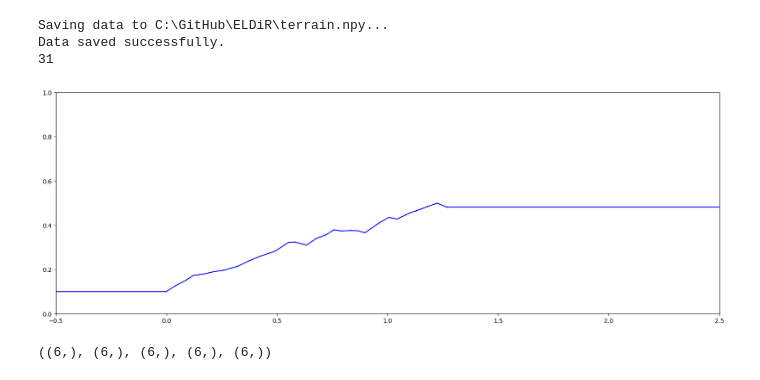
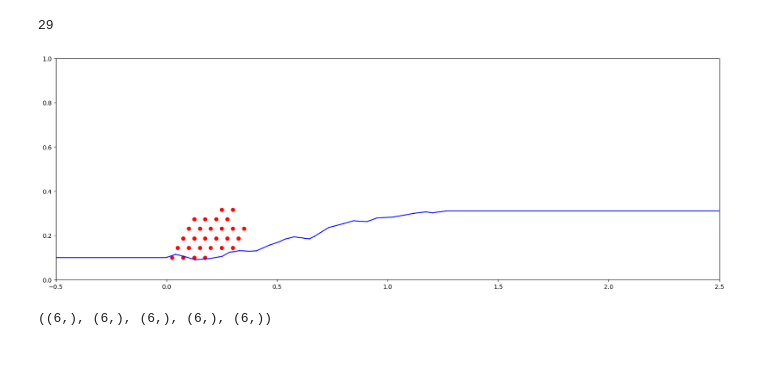
Before and after one commit to lstrgar/ELDiR, a Jupyter notebook: floor.ipynb, the cells around one changed output. Drawn from its saved outputs; the diff is of its cells as text; code cells hidden in the pictures.

```diff
--- a/floor.ipynb
+++ b/floor.ipynb
@@ -8,7 +8,7 @@ def sample_seg(min_seg_len, max_seg_len, min_slope, max_slope):
     seg_slope = np.random.uniform(min_slope, max_slope)
     return seg_len, seg_slope
 
-def ground(initx = 0, inity = 0.1, maxx = 1.25, miny = 0.0, maxy = 0.5, min_seg_len = 0.02, max_seg_len = 0.07, min_slope = -0.5, max_slope = 0.5, savepath = "C:\\GitHub\\ELDiR\\terrain.npy"):
+def ground(initx = 0, inity = 0.1, maxx = 1.25, miny = 0.0, maxy = 0.5, min_seg_len = 0.02, max_seg_len = 0.07, min_slope = -0.5, max_slope = 0.5, savepath = None):
     begx = [-100]
     begy = [inity]
     lens = [100 + initx]
@@ -44,10 +44,7 @@ def ground(initx = 0, inity = 0.1, maxx = 1.25, miny = 0.0, maxy = 0.5, min_seg_
     slopes = np.array(slopes)
     shifts = np.array(shifts)
     if savepath is not None:
-        print(f"Saving data to {savepath}...")
         np.save(savepath, [begx, begy, lens, slopes, shifts])
-        print("Data saved successfully.")
-
     return begx, begy, lens, slopes, shifts
 # %%
 with open("/home/qpd4588/mass-spring-robo/rhino.pkl", "rb") as f:
@@ -55,21 +52,22 @@ with open("/home/qpd4588/mass-spring-robo/rhino.pkl", "rb") as f:
 # %%
 xs, ys, lens, slopes, shifts = ground()
 n = len(xs)
 print(n)
 
 fig = plt.figure(figsize=(20, 10))
 
+for x,y in rhino['points'][0]:
+    plt.plot(x, y, 'ro')
+
 for i in range(n):
     plt.plot([xs[i], xs[i] + lens[i]], [ys[i], ys[i] + lens[i] * slopes[i]], 'b')
 
 plt.xlim(-0.5, 2.5)
 plt.ylim(0, 1)
 plt.gca().set_aspect('equal', adjustable='box')
 # %% [output]
-Saving data to C:\GitHub\ELDiR\terrain.npy...
-Data saved successfully.
-31
+29
-[figure, old version]
+[figure, new version]
 # %%
 np.save("/home/qpd4588/data-out/rss-2024/terrain-evo/grounds/5.npy", [xs, ys, lens, slopes, shifts])
 # %%
```
Also changed, not shown: parts of 1 cell of this notebook, 4 other files.
